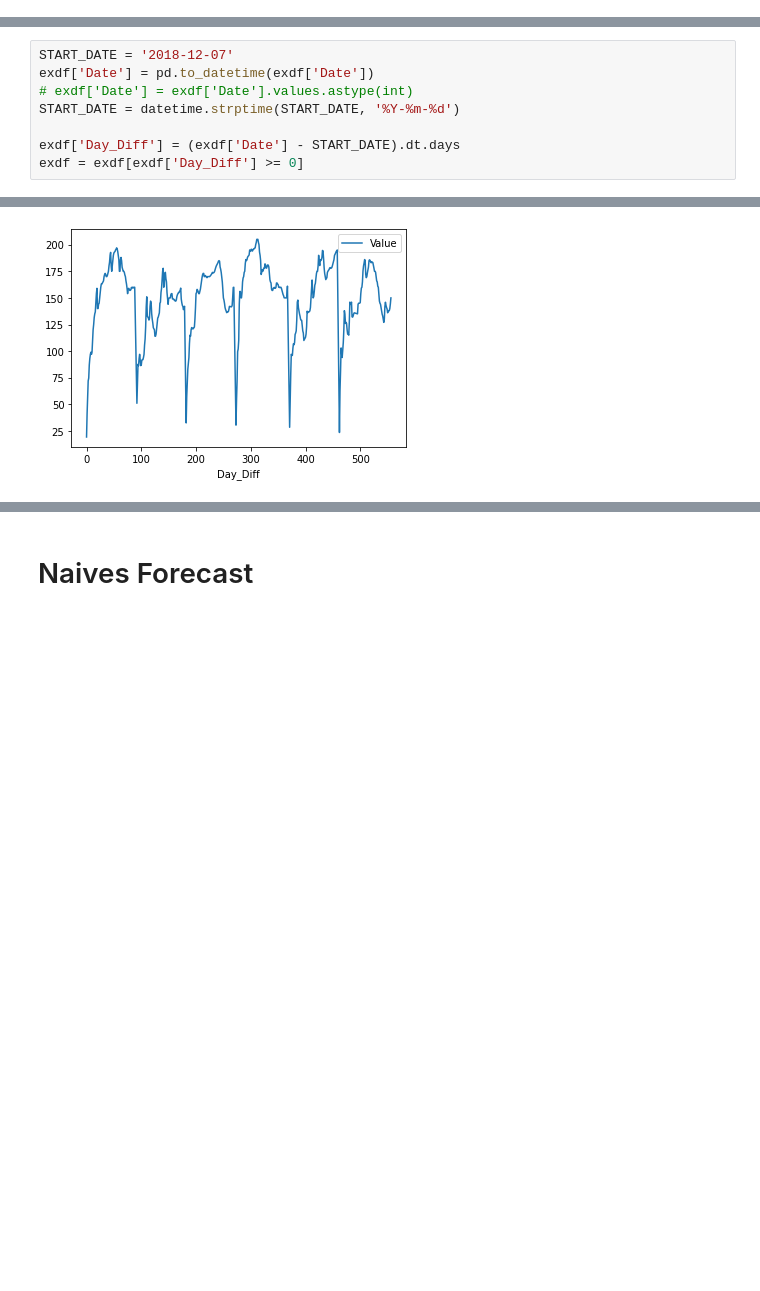
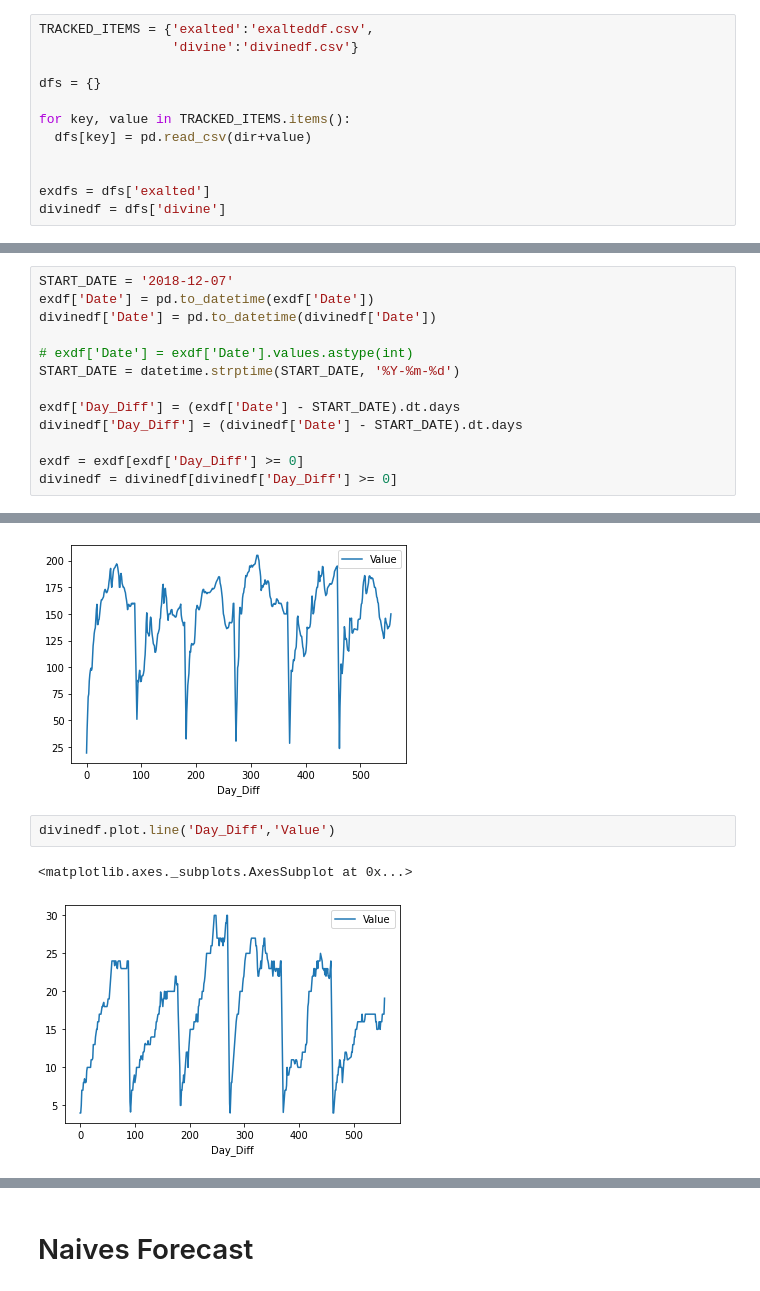
Before and after one commit to yma3/Path-of-Exile-Currency-Prediction, a Jupyter notebook: POE_League_Data_Analysis.ipynb, the cells around one changed output, grey strips where cells are left out. Cells and saved outputs as stored; diff of their text form; blank space fills up the shorter version.

Commit message:
Added secondary set of feature vectors into network with divine orb prediction

```diff
--- a/POE_League_Data_Analysis.ipynb
+++ b/POE_League_Data_Analysis.ipynb
@@ -39,2 +37,14 @@ exdf = pd.read_csv(dir+'exalteddf.csv')
+# %%
+TRACKED_ITEMS = {'exalted':'exalteddf.csv',
+                 'divine':'divinedf.csv'}
+
+dfs = {}
+
+for key, value in TRACKED_ITEMS.items():
+  dfs[key] = pd.read_csv(dir+value)
+
+
+exdfs = dfs['exalted']
+divinedf = dfs['divine']
 # %%
 # exdf = exdf[exdf['League'] == 'Betrayal']
@@ -58,14 +112,24 @@ exdf[exdf['League']=='Delirium']
 # %%
 START_DATE = '2018-12-07'
 exdf['Date'] = pd.to_datetime(exdf['Date'])
+divinedf['Date'] = pd.to_datetime(divinedf['Date'])
+
 # exdf['Date'] = exdf['Date'].values.astype(int)
 START_DATE = datetime.strptime(START_DATE, '%Y-%m-%d')
 
 exdf['Day_Diff'] = (exdf['Date'] - START_DATE).dt.days
+divinedf['Day_Diff'] = (divinedf['Date'] - START_DATE).dt.days
+
 exdf = exdf[exdf['Day_Diff'] >= 0]
+divinedf = divinedf[divinedf['Day_Diff'] >= 0]
 # %%
 exdf
 exdf.plot.line('Day_Diff','Value')
 # %% [output]
 <matplotlib.axes._subplots.AxesSubplot at 0x...>
 [figure]
+# %%
+divinedf.plot.line('Day_Diff','Value')
+# %% [output]
+<matplotlib.axes._subplots.AxesSubplot at 0x...>
+[figure, added]
```
Also changed, not shown: parts of 31 cells of this notebook.
